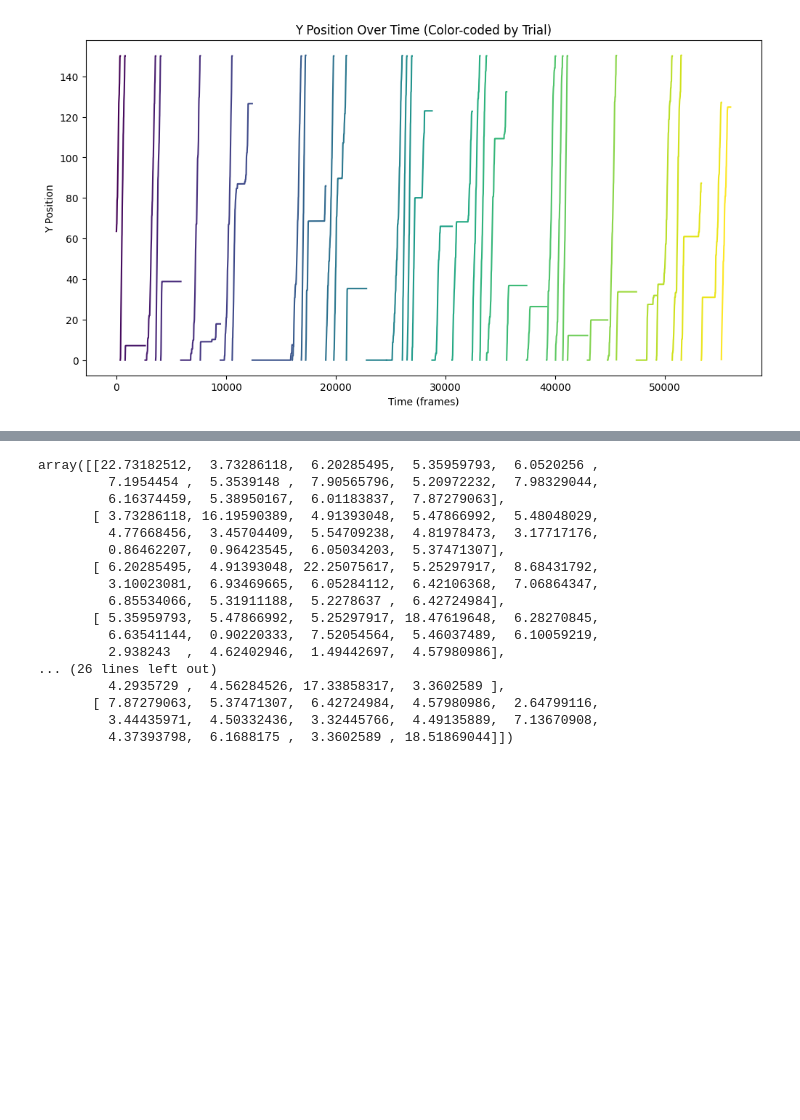
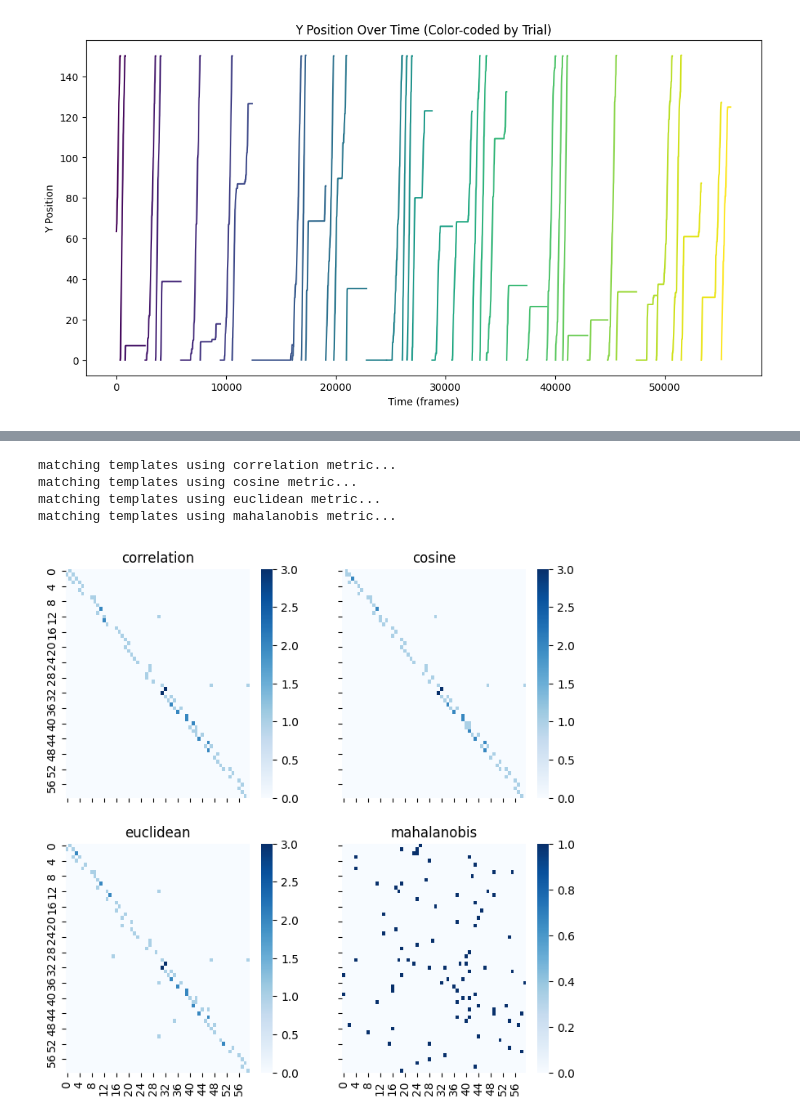
Before and after one commit to Anneser/SpatialInformation, a Jupyter notebook: scripts/LocationDecoding.ipynb, the cells around one changed output, grey strips where cells are left out. Cells and saved outputs as stored; diff of their text form; code cells hidden in the pictures; blank space fills up the shorter version.

```diff
--- a/scripts/LocationDecoding.ipynb
+++ b/scripts/LocationDecoding.ipynb
@@ -606,4 +589,7 @@ averaged_features = np.array([dffnp[segment].mean(axis=0) for segment in segment
 # %%
-import spatialinfo.decoder as dc
-
+# prepare data and create templates
 dff_clean, bh_clean = dc.clean_data(dff.to_numpy(), bh.to_numpy())
+features, bin_values, _ = dc.create_templates(dff_clean, bh_clean)
+# Split the data
+X_train, X_test, y_train, y_test = train_test_split(
+    features, bin_values, test_size=0.1, random_state=42,stratify=bin_values)
@@ -637,26 +596,24 @@ array([1.94423046e+01,            nan, 2.03929804e+08,            nan,
-# %%
-y_mu = features[(np.array(bin_values)==bin).nonzero(),:][0] - np.mean(features[(np.array(bin_values)==bin).nonzero(),:][0], axis=0)
-cov = np.cov(features.T)
-inv_covmat = np.linalg.inv(cov)
-
-left = np.dot(y_mu, inv_covmat)
-
-np.sqrt(np.abs(np.dot(left, y_mu.T)))
-# %% [output]
-array([[22.73182512,  3.73286118,  6.20285495,  5.35959793,  6.0520256 ,
-         7.1954454 ,  5.3539148 ,  7.90565796,  5.20972232,  7.98329044,
-         6.16374459,  5.38950167,  6.01183837,  7.87279063],
-       [ 3.73286118, 16.19590389,  4.91393048,  5.47866992,  5.48048029,
-         4.77668456,  3.45704409,  5.54709238,  4.81978473,  3.17717176,
-         0.86462207,  0.96423545,  6.05034203,  5.37471307],
-       [ 6.20285495,  4.91393048, 22.25075617,  5.25297917,  8.68431792,
-         3.10023081,  6.93469665,  6.05284112,  6.42106368,  7.06864347,
-         6.85534066,  5.31911188,  5.2278637 ,  6.42724984],
-       [ 5.35959793,  5.47866992,  5.25297917, 18.47619648,  6.28270845,
-         6.63541144,  0.90220333,  7.52054564,  5.46037489,  6.10059219,
-         2.938243  ,  4.62402946,  1.49442697,  4.57980986],
-... (26 lines left out)
-         4.2935729 ,  4.56284526, 17.33858317,  3.3602589 ],
-       [ 7.87279063,  5.37471307,  6.42724984,  4.57980986,  2.64799116,
-         3.44435971,  4.50332436,  3.32445766,  4.49135889,  7.13670908,
-         4.37393798,  6.1688175 ,  3.3602589 , 18.51869044]])
+# %%
+confmatrix_dict = {}
+for method in ["correlation", "cosine", "euclidean", "mahalanobis"]:
+    print("matching templates using {} metric...".format(method))
+    confmatrix_tm = np.zeros((len(np.unique(y_train)), len(np.unique(y_train))))
+    for vector, bin in zip(X_test, y_test):
+        pred_bin = dc.match_templates(X_train, y_train, vector, distance_metric=method)
+        confmatrix_tm[bin-1, pred_bin-1] += 1
+    confmatrix_dict[method] = confmatrix_tm
+# %% [output]
+matching templates using correlation metric...
+matching templates using cosine metric...
+matching templates using euclidean metric...
+matching templates using mahalanobis metric...
+# %%
+methods = ["correlation", "cosine", "euclidean", "mahalanobis"]
+
+fig, ax = plt.subplots(2, 2, figsize=(8, 8), sharex=True, sharey=True)
+
+for i in range(4):
+    sns.heatmap(confmatrix_dict[methods[i]], fmt="d", cmap="Blues", ax=ax.flat[i])
+    ax.flat[i].title.set_text(methods[i])
+# %% [output]
+[figure, added]
```
Also changed, not shown: parts of 9 cells of this notebook, 3 other files.
